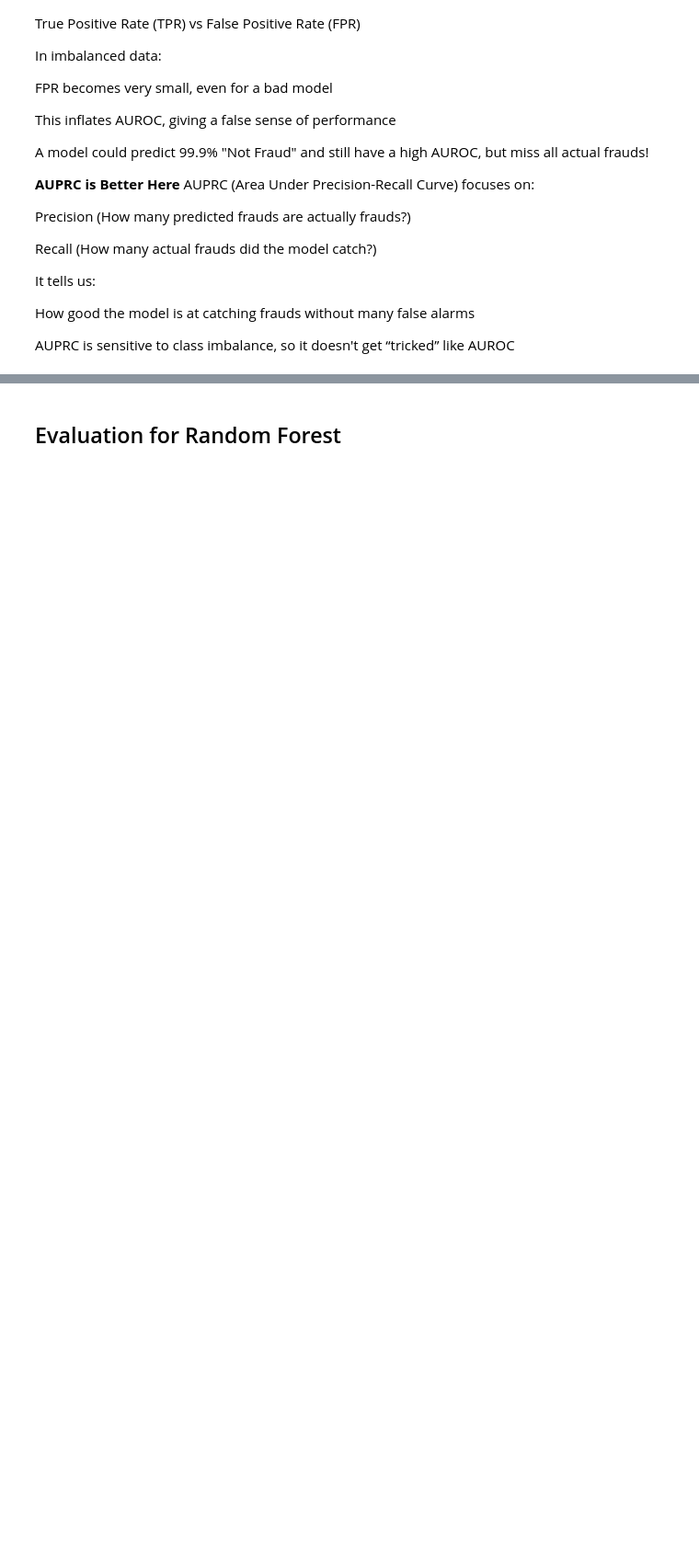
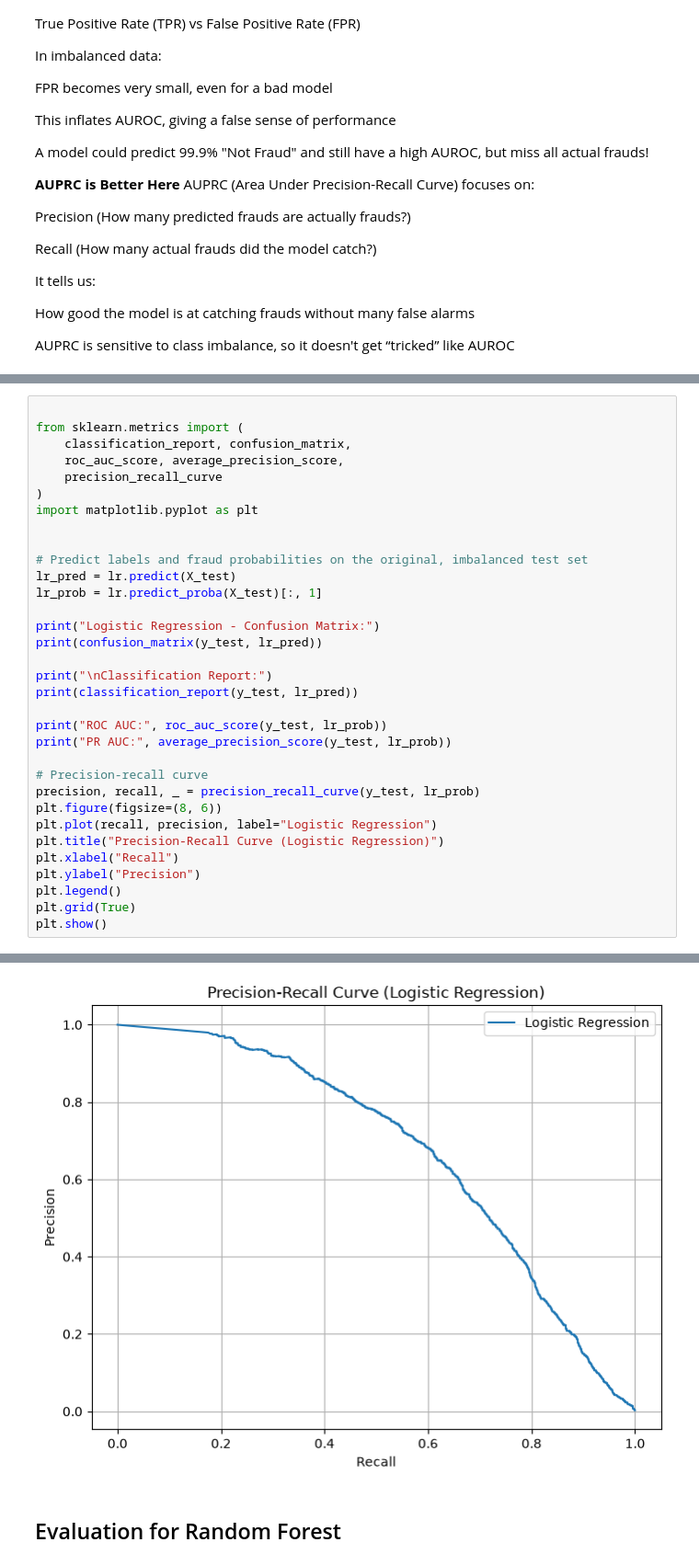
Before and after one commit to bhu1421/fraud_transaction_detection, a Jupyter notebook: notebooks/fraud_detection_analysis.ipynb, the cells around one changed output, grey strips where cells are left out. Shown at 92% size. Saved outputs shown, nothing was run; the diff lists cells and outputs as text; blank space fills up the shorter version.

```diff
--- a/notebooks/fraud_detection_analysis.ipynb
+++ b/notebooks/fraud_detection_analysis.ipynb
@@ -850,0 +855,34 @@ AUPRC is sensitive to class imbalance, so it doesn't get “tricked” like AURO
+# %%
+
+from sklearn.metrics import (
+    classification_report, confusion_matrix,
+    roc_auc_score, average_precision_score,
+    precision_recall_curve
+)
+import matplotlib.pyplot as plt
+
+
+# Predict labels and fraud probabilities on the original, imbalanced test set
+lr_pred = lr.predict(X_test)
+lr_prob = lr.predict_proba(X_test)[:, 1]
+
+print("Logistic Regression - Confusion Matrix:")
+print(confusion_matrix(y_test, lr_pred))
+
+print("\nClassification Report:")
+print(classification_report(y_test, lr_pred))
+
+print("ROC AUC:", roc_auc_score(y_test, lr_prob))
+print("PR AUC:", average_precision_score(y_test, lr_prob))
+
+# Precision-recall curve
+precision, recall, _ = precision_recall_curve(y_test, lr_prob)
+plt.figure(figsize=(8, 6))
+plt.plot(recall, precision, label="Logistic Regression")
+plt.title("Precision-Recall Curve (Logistic Regression)")
+plt.xlabel("Recall")
+plt.ylabel("Precision")
+plt.legend()
+plt.grid(True)
+plt.show()
+# %% [output]
@@ -851,3 +905,4 @@ AUPRC is sensitive to class imbalance, so it doesn't get “tricked” like AURO
+[figure, added]
 # %% [markdown]
 ## Evaluation for Random Forest
 # %%
```
Also changed, not shown: parts of 15 cells of this notebook, 4 other files.
